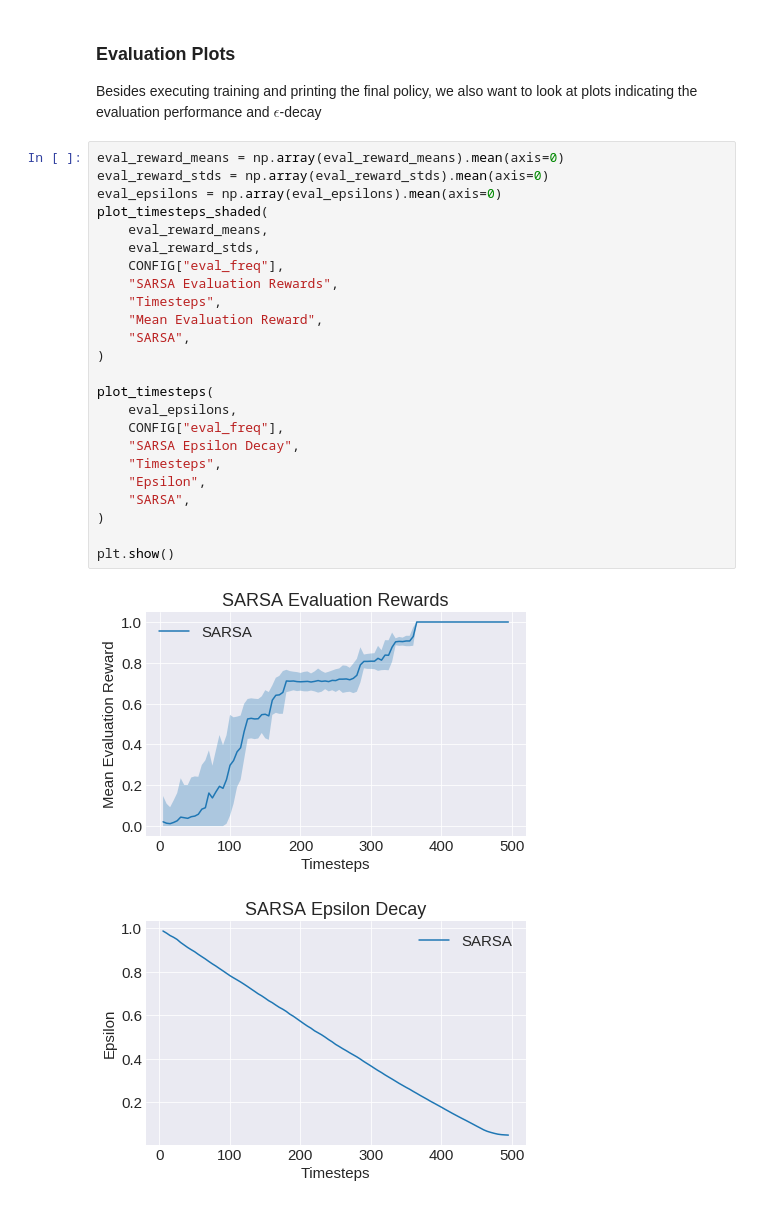
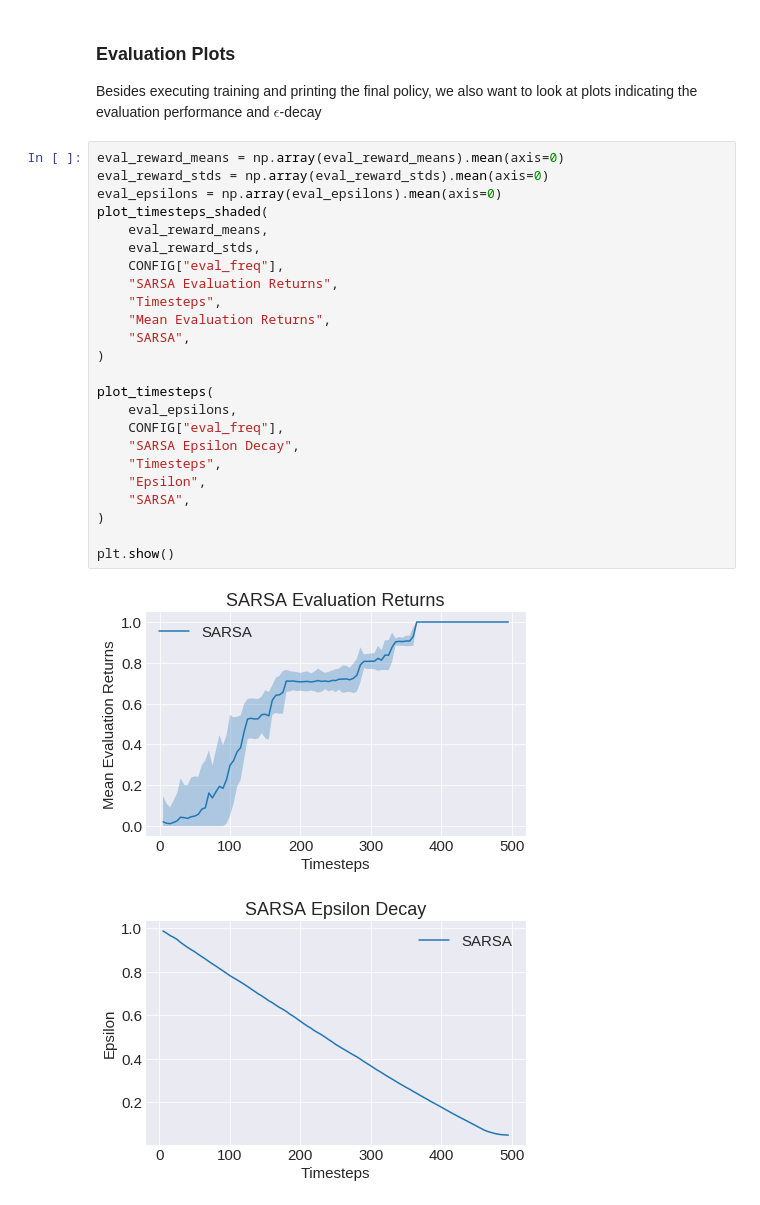
Before and after one commit to LukasSchaefer/RL2020_Building-a-Complete-RL-System_Demonstration, a Jupyter notebook: rl_demo.ipynb, the cells around one changed output. Cells and saved outputs as stored; diff of their text form.

Commit message:
update plots to title with returns rather than rewards (misleading) + include human demonstration in jupyter notebook file already

```diff
--- a/rl_demo.ipynb
+++ b/rl_demo.ipynb
@@ -546,27 +556,27 @@ Besides executing training and printing the final policy, we also want to look a
 # %%
 eval_reward_means = np.array(eval_reward_means).mean(axis=0)
 eval_reward_stds = np.array(eval_reward_stds).mean(axis=0)
 eval_epsilons = np.array(eval_epsilons).mean(axis=0)
 plot_timesteps_shaded(
     eval_reward_means,
     eval_reward_stds,
     CONFIG["eval_freq"],
-    "SARSA Evaluation Rewards",
+    "SARSA Evaluation Returns",
     "Timesteps",
-    "Mean Evaluation Reward",
+    "Mean Evaluation Returns",
     "SARSA",
 )
 
 plot_timesteps(
     eval_epsilons,
     CONFIG["eval_freq"],
     "SARSA Epsilon Decay",
     "Timesteps",
     "Epsilon",
     "SARSA",
 )
 
 plt.show()
 # %% [output]
-[figure, old version]
+[figure, new version]
 [figure]
```
Also changed, not shown: parts of 1 cell of this notebook, 1 other file.
